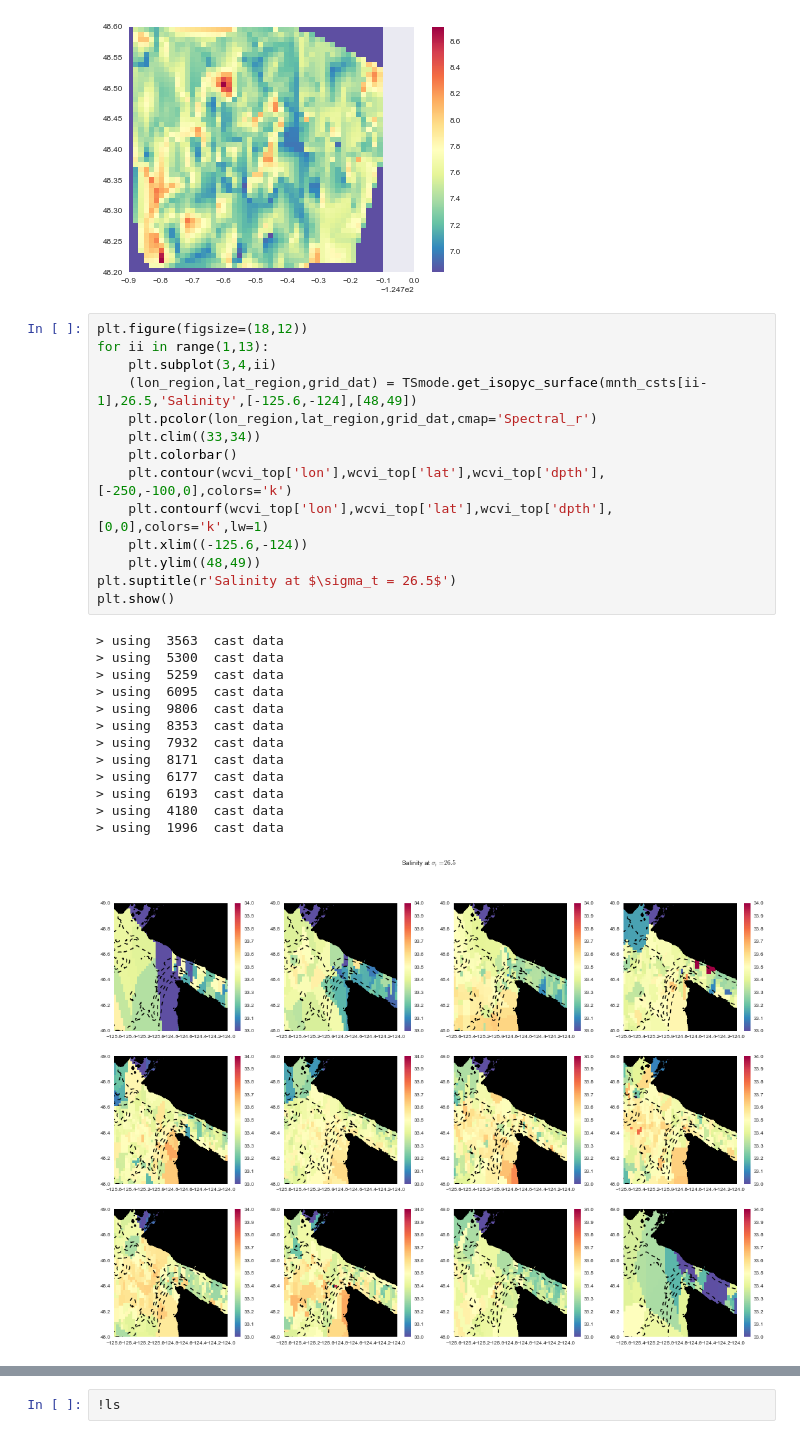
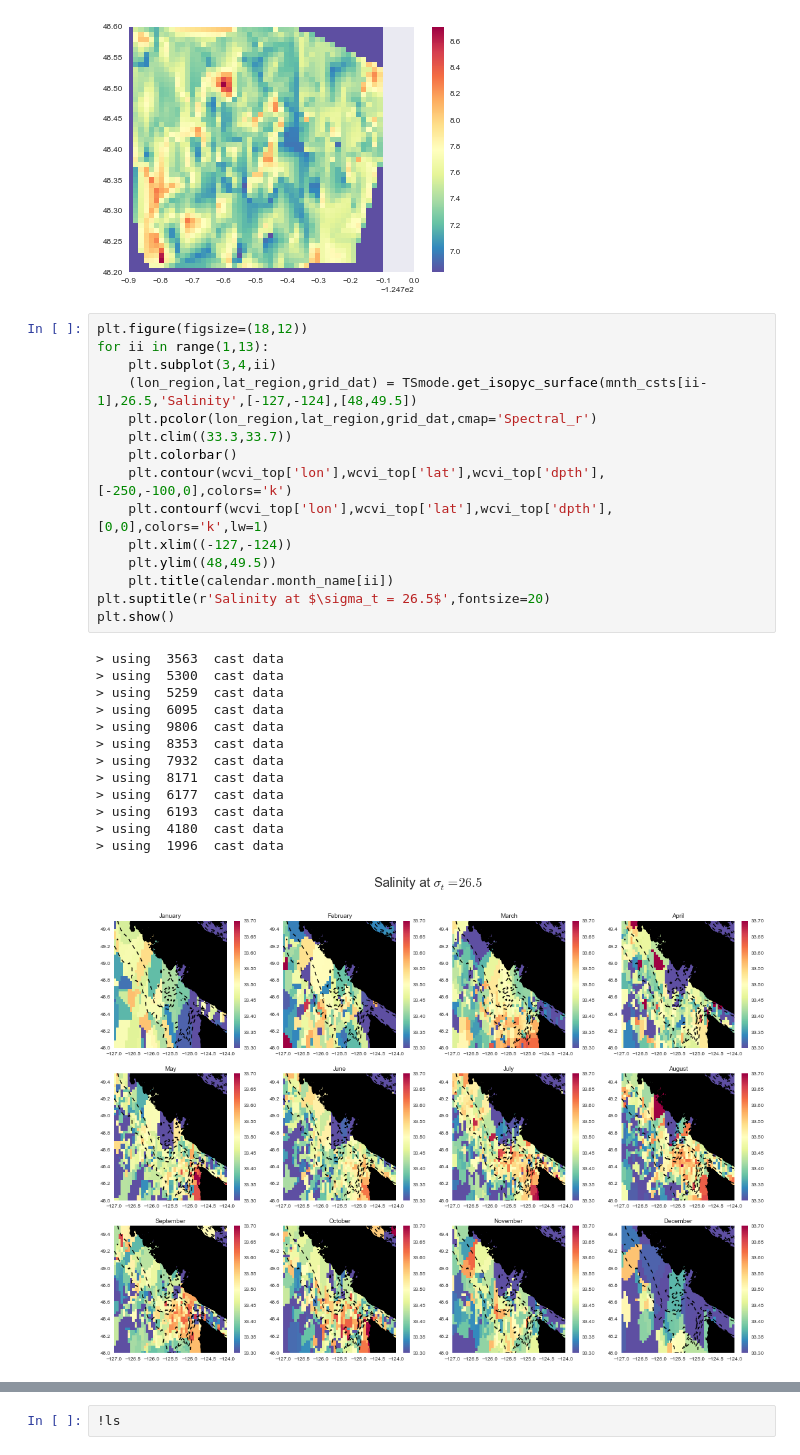
Before and after one commit to UBC-MOAD/falkor_upwelling, a Jupyter notebook: 1_Notebooks/June2015/TSmode_test.ipynb, the cells around one changed output, grey strips where cells are left out. Saved outputs shown, nothing was run; the diff lists cells and outputs as text.

```diff
--- a/1_Notebooks/June2015/TSmode_test.ipynb
+++ b/1_Notebooks/June2015/TSmode_test.ipynb
@@ -134,28 +136,29 @@ plt.show()
 # %%
 plt.figure(figsize=(18,12))
 for ii in range(1,13):
     plt.subplot(3,4,ii)
-    (lon_region,lat_region,grid_dat) = TSmode.get_isopyc_surface(mnth_csts[ii-1],26.5,'Salinity',[-125.6,-124],[48,49])
+    (lon_region,lat_region,grid_dat) = TSmode.get_isopyc_surface(mnth_csts[ii-1],26.5,'Salinity',[-127,-124],[48,49.5])
     plt.pcolor(lon_region,lat_region,grid_dat,cmap='Spectral_r')
-    plt.clim((33,34))
+    plt.clim((33.3,33.7))
     plt.colorbar()
     plt.contour(wcvi_top['lon'],wcvi_top['lat'],wcvi_top['dpth'],[-250,-100,0],colors='k')
     plt.contourf(wcvi_top['lon'],wcvi_top['lat'],wcvi_top['dpth'],[0,0],colors='k',lw=1)
-    plt.xlim((-125.6,-124))
-    plt.ylim((48,49))
-plt.suptitle(r'Salinity at $\sigma_t = 26.5$')
+    plt.xlim((-127,-124))
+    plt.ylim((48,49.5))
+    plt.title(calendar.month_name[ii])
+plt.suptitle(r'Salinity at $\sigma_t = 26.5$',fontsize=20)
 plt.show()
 # %% [output]
 > using  3563  cast data
 > using  5300  cast data
 > using  5259  cast data
 > using  6095  cast data
 > using  9806  cast data
 > using  8353  cast data
 > using  7932  cast data
 > using  8171  cast data
 > using  6177  cast data
 > using  6193  cast data
 > using  4180  cast data
 > using  1996  cast data
-[figure, old version]
+[figure, new version]
```
Also changed, not shown: parts of 3 cells of this notebook, 3 other files.
